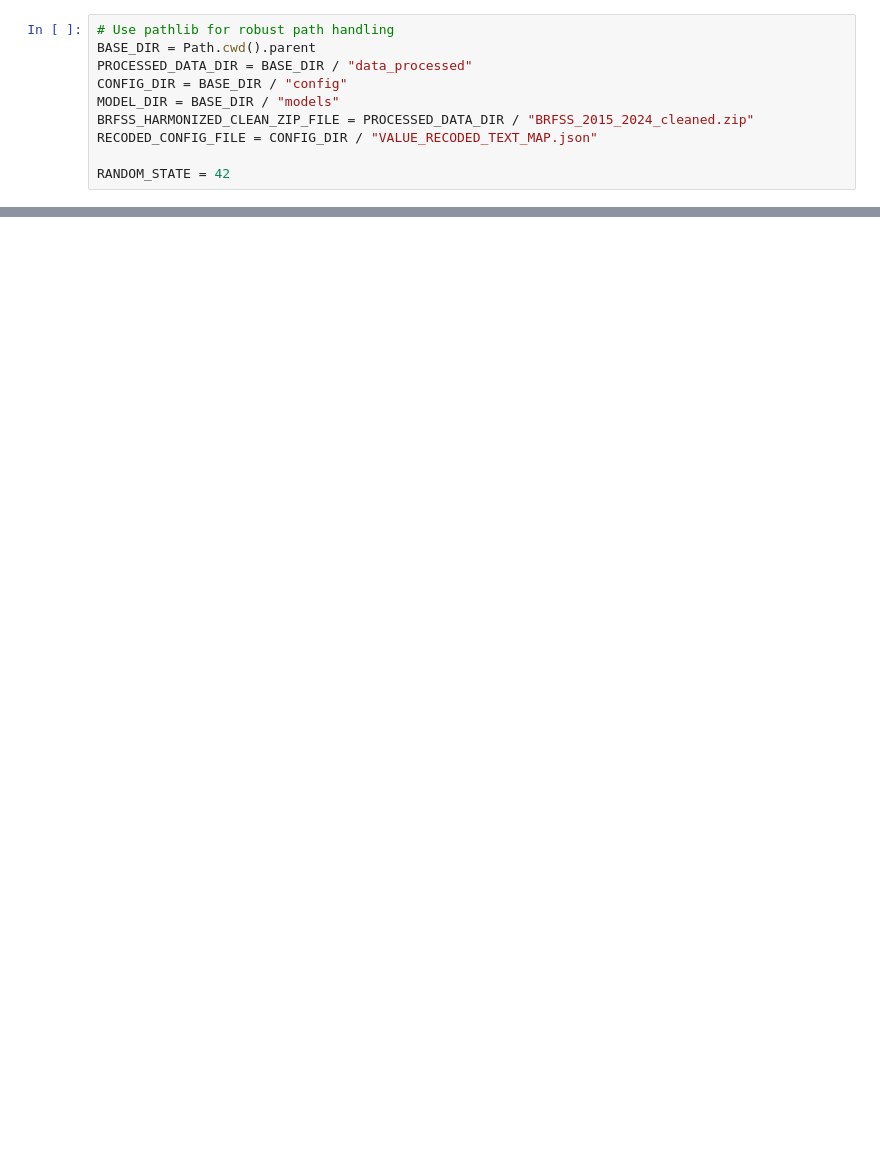
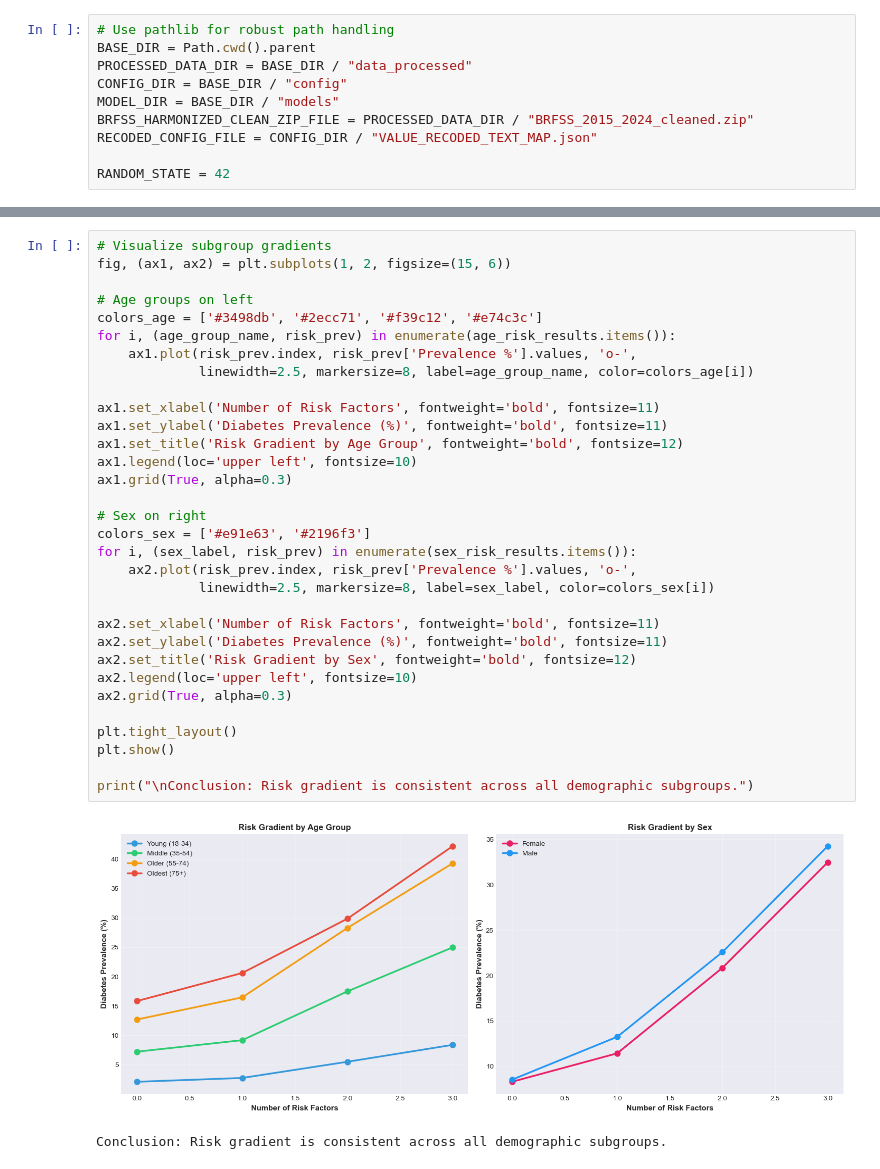
Before and after one commit to cmendonsa/brfss-diabetes-trends, a Jupyter notebook: analysis/RQ4_compounding_risk.ipynb, the cells around one changed output, grey strips where cells are left out. Saved outputs shown, nothing was run; the diff lists cells and outputs as text; blank space fills up the shorter version.

```diff
--- a/analysis/RQ4_compounding_risk.ipynb
+++ b/analysis/RQ4_compounding_risk.ipynb
@@ -94,0 +508,35 @@ p-value: 0.0
+# %%
+# Visualize subgroup gradients
+fig, (ax1, ax2) = plt.subplots(1, 2, figsize=(15, 6))
+
+# Age groups on left
+colors_age = ['#3498db', '#2ecc71', '#f39c12', '#e74c3c']
+for i, (age_group_name, risk_prev) in enumerate(age_risk_results.items()):
+    ax1.plot(risk_prev.index, risk_prev['Prevalence %'].values, 'o-',
+             linewidth=2.5, markersize=8, label=age_group_name, color=colors_age[i])
+
+ax1.set_xlabel('Number of Risk Factors', fontweight='bold', fontsize=11)
+ax1.set_ylabel('Diabetes Prevalence (%)', fontweight='bold', fontsize=11)
+ax1.set_title('Risk Gradient by Age Group', fontweight='bold', fontsize=12)
+ax1.legend(loc='upper left', fontsize=10)
+ax1.grid(True, alpha=0.3)
+
+# Sex on right
+colors_sex = ['#e91e63', '#2196f3']
+for i, (sex_label, risk_prev) in enumerate(sex_risk_results.items()):
+    ax2.plot(risk_prev.index, risk_prev['Prevalence %'].values, 'o-',
+             linewidth=2.5, markersize=8, label=sex_label, color=colors_sex[i])
+
+ax2.set_xlabel('Number of Risk Factors', fontweight='bold', fontsize=11)
+ax2.set_ylabel('Diabetes Prevalence (%)', fontweight='bold', fontsize=11)
+ax2.set_title('Risk Gradient by Sex', fontweight='bold', fontsize=12)
+ax2.legend(loc='upper left', fontsize=10)
+ax2.grid(True, alpha=0.3)
+
+plt.tight_layout()
+plt.show()
+
+print("\nConclusion: Risk gradient is consistent across all demographic subgroups.")
+# %% [output]
+[figure, added]
+Conclusion: Risk gradient is consistent across all demographic subgroups.
```
Also changed, not shown: parts of 28 cells of this notebook.
